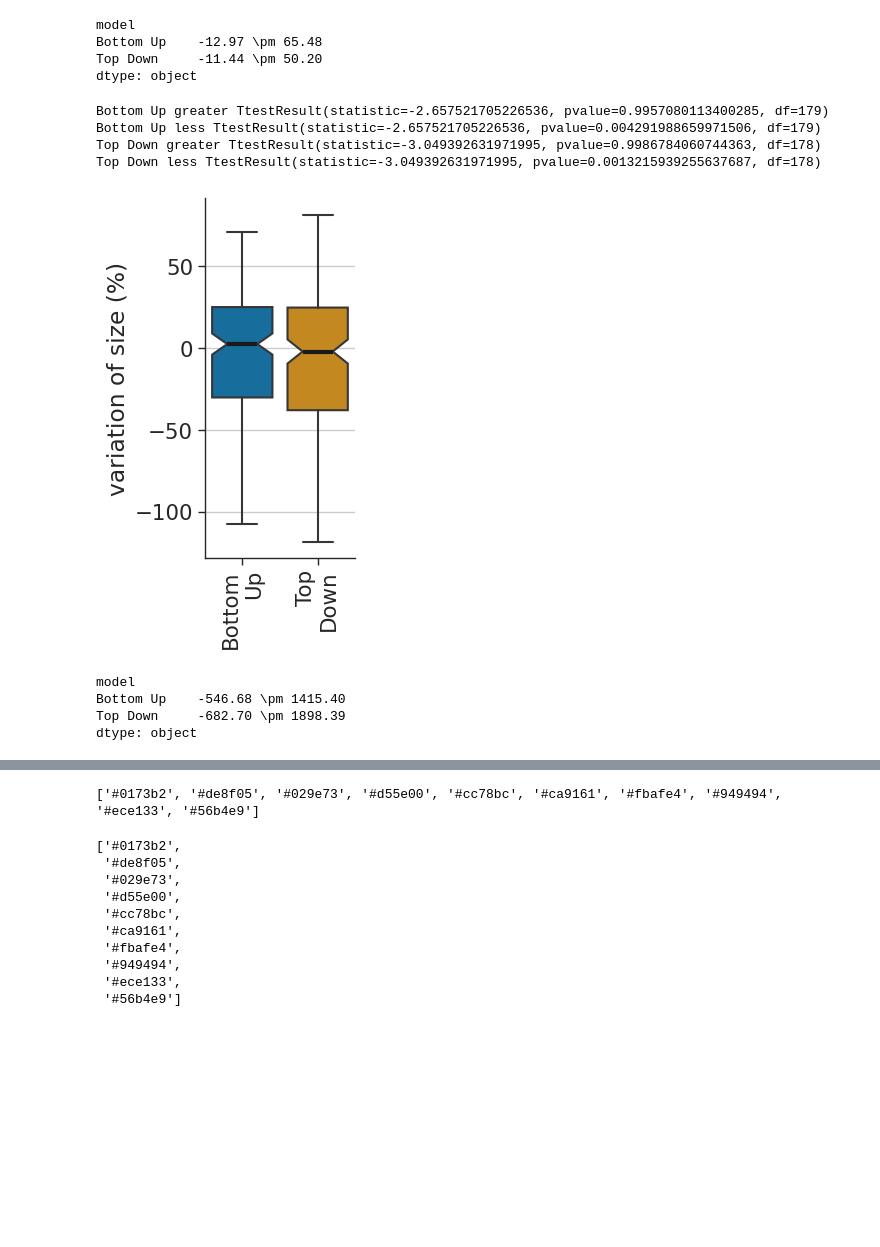
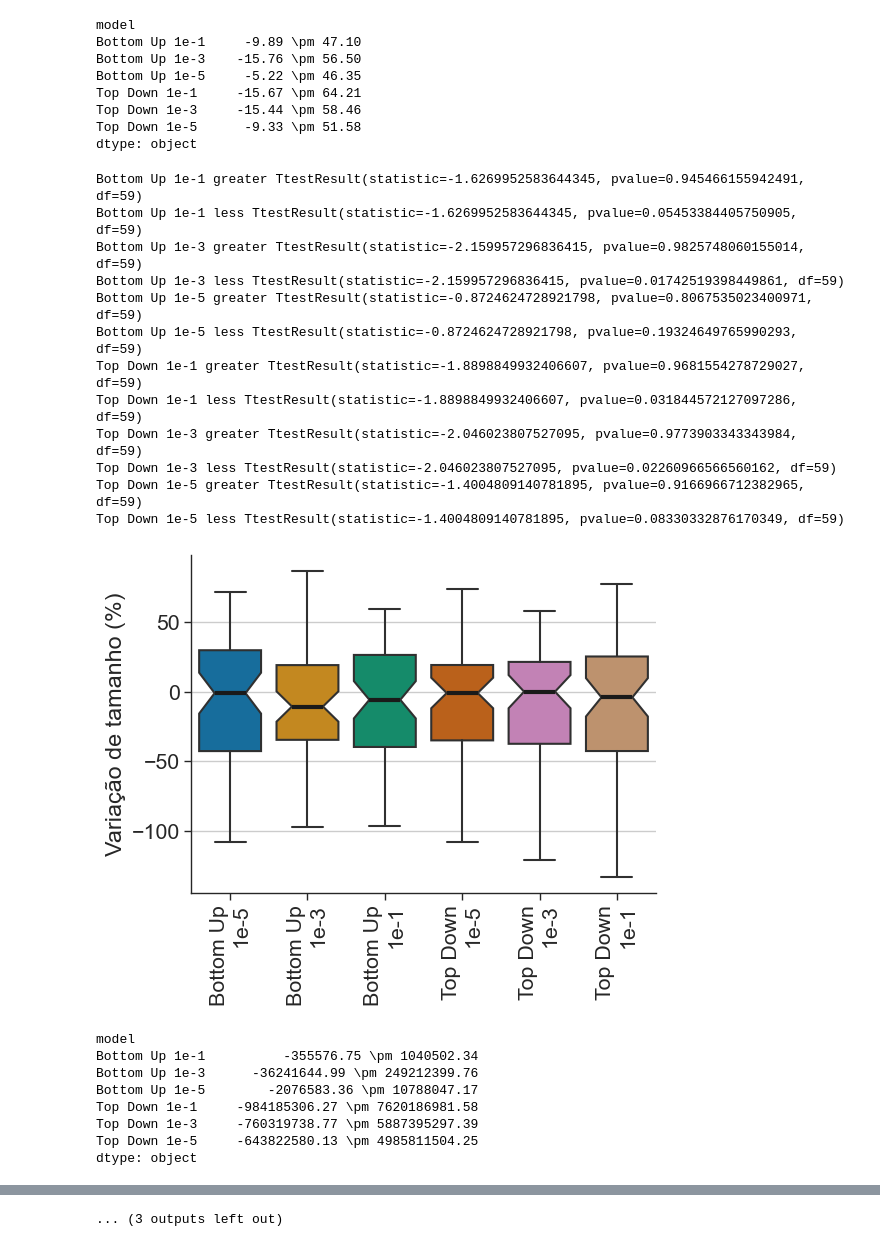
Before and after one commit to gAldeia/hashing-symbolic-expressions, a Jupyter notebook: analysis/delta_metrics.ipynb, the cells around one changed output, grey strips where cells are left out. Cells and saved outputs as stored; diff of their text form; code cells hidden in the pictures; blank space fills up the shorter version.

Commit message:
New hash analysis notebook. updated outputs

```diff
--- a/analysis/delta_metrics.ipynb
+++ b/analysis/delta_metrics.ipynb
@@ -36,7 +40,19 @@ print(gens)
 # %%
+results_df = results_df[
+    ~results_df['model'].apply(lambda model: model.endswith("(only last)"))]
+
+order = [
+    'Bottom Up 1e-5',
+    'Bottom Up 1e-3',
+    'Bottom Up 1e-1',
+    'Top Down 1e-5',
+    'Top Down 1e-3',
+    'Top Down 1e-1',
+]
+
 baseline_convergence = (results_df.loc[results_df['model'] == 'Without simplify'].groupby(['dataset', 'random_state']))
 
-for metric in ['size', 'complexity', 'test_r2', 'test_mse']:
+for metric in ['size', 'complexity', 'test_r2', 'test_mse', 'arch_size']:
     speeds    = []
     for (model, dataset, random_state), group_df in \
         results_df.loc[results_df['model'] != 'Without simplify'].groupby(['model', 'dataset', 'random_state']):
@@ -73,14 +89,22 @@ for metric in ['size', 'complexity', 'test_r2', 'test_mse']:
 
     g=sns.catplot( data=speeds_df, y=f'delta', x='model',
         #col='dataset', col_wrap=col_wrap, # remove col to aggregate all speed ups into one plot
-        legend_out=False, aspect=0.6,
+        legend_out=False, aspect=1.2,
         order = [o for o in order if o != 'Without simplify'], # The first is Baseline
         **boxplot_kwargs, sharey=False
     )
 
     # g.set(yscale="log")
 
-    g.set_titles("{col_name}").set_axis_labels("", f"variation of {metric.replace('_', ' ')} (%)")
+    metric_pretty = metric.replace('_', ' ')
+    if metric == 'size':
+        metric_pretty = "tamanho"
+    if metric == 'complexity':
+        metric_pretty = "complexidade"
+    if metric == 'test_mse':
+        metric_pretty = "MSE no teste"
+
+    g.set_titles("{col_name}").set_axis_labels("", f"Variação de {metric_pretty} (%)")
 
     # iterate through each subplot / Facet
     single_plot = True
@@ -94,7 +118,7 @@ for metric in ['size', 'complexity', 'test_r2', 'test_mse']:
         for tick in plot_ax.get_xticklabels():
             tick.set(rotation=90, ha="right")
 
-        plot_ax.set_xticklabels([tl.replace(' ', '\n')for tl in plot_ax.get_xticklabels()],
+        plot_ax.set_xticklabels([tl for tl in plot_ax.get_xticklabels()], # .replace(' ', '\n')
                             rotation=90,
                             horizontalalignment='right')
 
@@ -103,42 +127,58 @@ for metric in ['size', 'complexity', 'test_r2', 'test_mse']:
 
         if False:
             annotator = Annotator(
                 plot_ax, pairs, data=speeds_df[(speeds_df['dataset']==ds)],
                 x='model', y='Speed up',
                 order=order[1:])
             annotator.reset_configuration()
             annotator.configure(test="Mann-Whitney", hide_non_significant=True, #text_format='full',
                                 comparisons_correction="holm", verbose=1, text_offset=-3)
 
             # Calculate and annotate
             annotator.apply_and_annotate()
 
     if single_plot:
         g.ax.grid(which='major', axis='y', linewidth=1)
         #g.ax.axhline(1.0, c='k', zorder=-999, linewidth=1.5)
 
         for tick in g.ax.get_xticklabels():
             tick.set(rotation=90, ha="right")
 
-        g.ax.set_xticklabels([tl.get_text().replace(' ', '\n')for tl in g.ax.get_xticklabels()],
+        g.ax.set_xticklabels([tl.get_text().replace(' 1e-', '\n1e-') for tl in g.ax.get_xticklabels()],
                             rotation=90,
                             ha='center',  va='top', ma='right')
 
     plt.tight_layout()
     plt.savefig(f"../paper/figs/delta_{metric}.pdf")
     plt.savefig(f"../paper/figs/delta_{metric}.png")
     plt.show()
 # %% [output]
 model
-Bottom Up    -12.97 \pm 65.48
-Top Down     -11.44 \pm 50.20
+Bottom Up 1e-1     -9.89 \pm 47.10
+Bottom Up 1e-3    -15.76 \pm 56.50
+Bottom Up 1e-5     -5.22 \pm 46.35
+Top Down 1e-1     -15.67 \pm 64.21
+Top Down 1e-3     -15.44 \pm 58.46
+Top Down 1e-5      -9.33 \pm 51.58
 dtype: object
-Bottom Up greater TtestResult(statistic=-2.657521705226536, pvalue=0.9957080113400285, df=179)
-Bottom Up less TtestResult(statistic=-2.657521705226536, pvalue=0.004291988659971506, df=179)
-Top Down greater TtestResult(statistic=-3.049392631971995, pvalue=0.9986784060744363, df=178)
-Top Down less TtestResult(statistic=-3.049392631971995, pvalue=0.0013215939255637687, df=178)
+Bottom Up 1e-1 greater TtestResult(statistic=-1.6269952583644345, pvalue=0.945466155942491, df=59)
+Bottom Up 1e-1 less TtestResult(statistic=-1.6269952583644345, pvalue=0.05453384405750905, df=59)
+Bottom Up 1e-3 greater TtestResult(statistic=-2.159957296836415, pvalue=0.9825748060155014, df=59)
+Bottom Up 1e-3 less TtestResult(statistic=-2.159957296836415, pvalue=0.01742519398449861, df=59)
+Bottom Up 1e-5 greater TtestResult(statistic=-0.8724624728921798, pvalue=0.8067535023400971, df=59)
+Bottom Up 1e-5 less TtestResult(statistic=-0.8724624728921798, pvalue=0.19324649765990293, df=59)
+Top Down 1e-1 greater TtestResult(statistic=-1.8898849932406607, pvalue=0.9681554278729027, df=59)
+Top Down 1e-1 less TtestResult(statistic=-1.8898849932406607, pvalue=0.031844572127097286, df=59)
+Top Down 1e-3 greater TtestResult(statistic=-2.046023807527095, pvalue=0.9773903343343984, df=59)
+Top Down 1e-3 less TtestResult(statistic=-2.046023807527095, pvalue=0.02260966566560162, df=59)
+Top Down 1e-5 greater TtestResult(statistic=-1.4004809140781895, pvalue=0.9166966712382965, df=59)
+Top Down 1e-5 less TtestResult(statistic=-1.4004809140781895, pvalue=0.08330332876170349, df=59)
-[figure, old version]
+[figure, new version]
 model
-Bottom Up    -546.68 \pm 1415.40
-Top Down     -682.70 \pm 1898.39
+Bottom Up 1e-1          -355576.75 \pm 1040502.34
+Bottom Up 1e-3      -36241644.99 \pm 249212399.76
+Bottom Up 1e-5        -2076583.36 \pm 10788047.17
+Top Down 1e-1     -984185306.27 \pm 7620186981.58
+Top Down 1e-3     -760319738.77 \pm 5887395297.39
+Top Down 1e-5     -643822580.13 \pm 4985811504.25
 dtype: object
@@ -168,15 +240 @@ Top Down less TtestResult(statistic=-3.630251013435128, pvalue=0.000185235859709
+... (3 outputs left out)
-# %%
-print(sns.color_palette("colorblind").as_hex())
-sns.color_palette("colorblind").as_hex()
-# %% [output]
-['#0173b2', '#de8f05', '#029e73', '#d55e00', '#cc78bc', '#ca9161', '#fbafe4', '#949494', '#ece133', '#56b4e9']
-['#0173b2',
- '#de8f05',
- '#029e73',
- '#d55e00',
- '#cc78bc',
- '#ca9161',
- '#fbafe4',
- '#949494',
- '#ece133',
- '#56b4e9']
```
Also changed, not shown: parts of 2 cells of this notebook, 3 other files.
